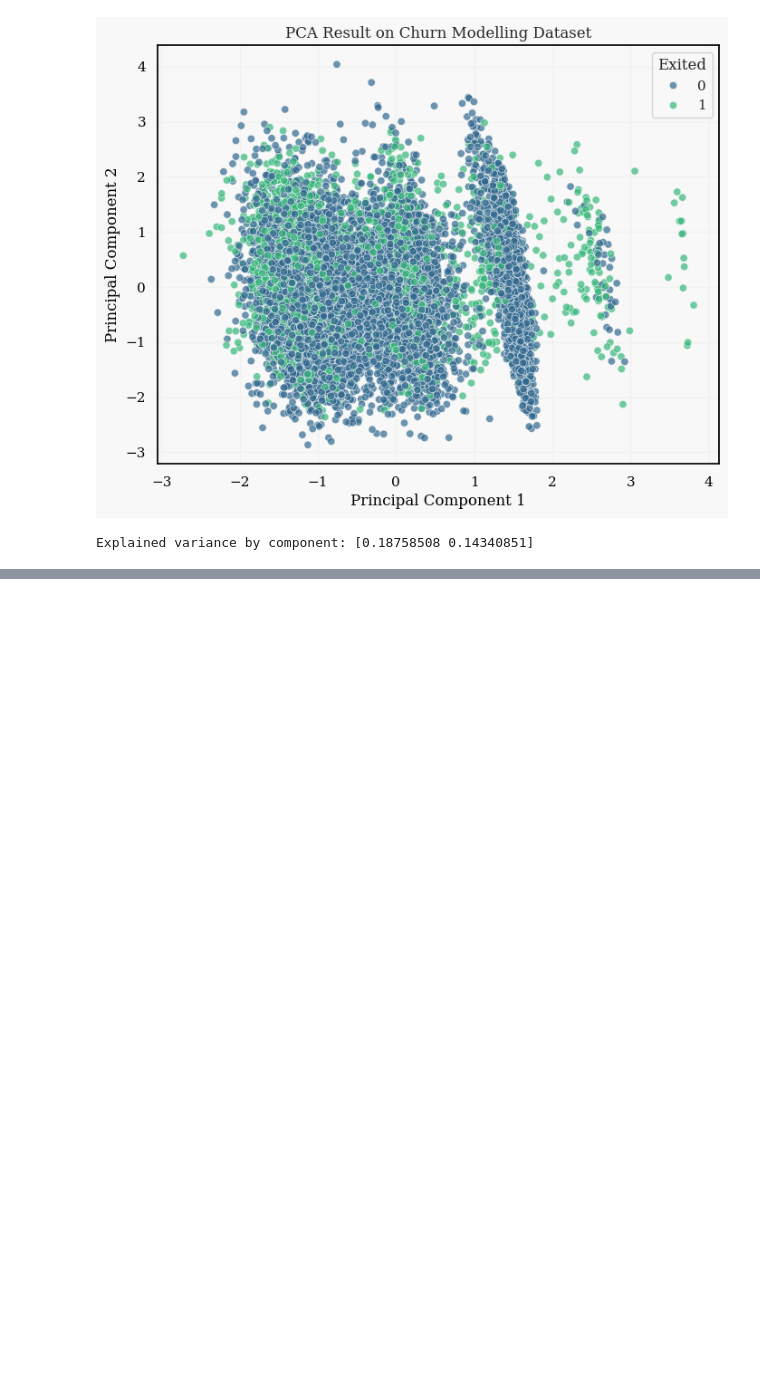
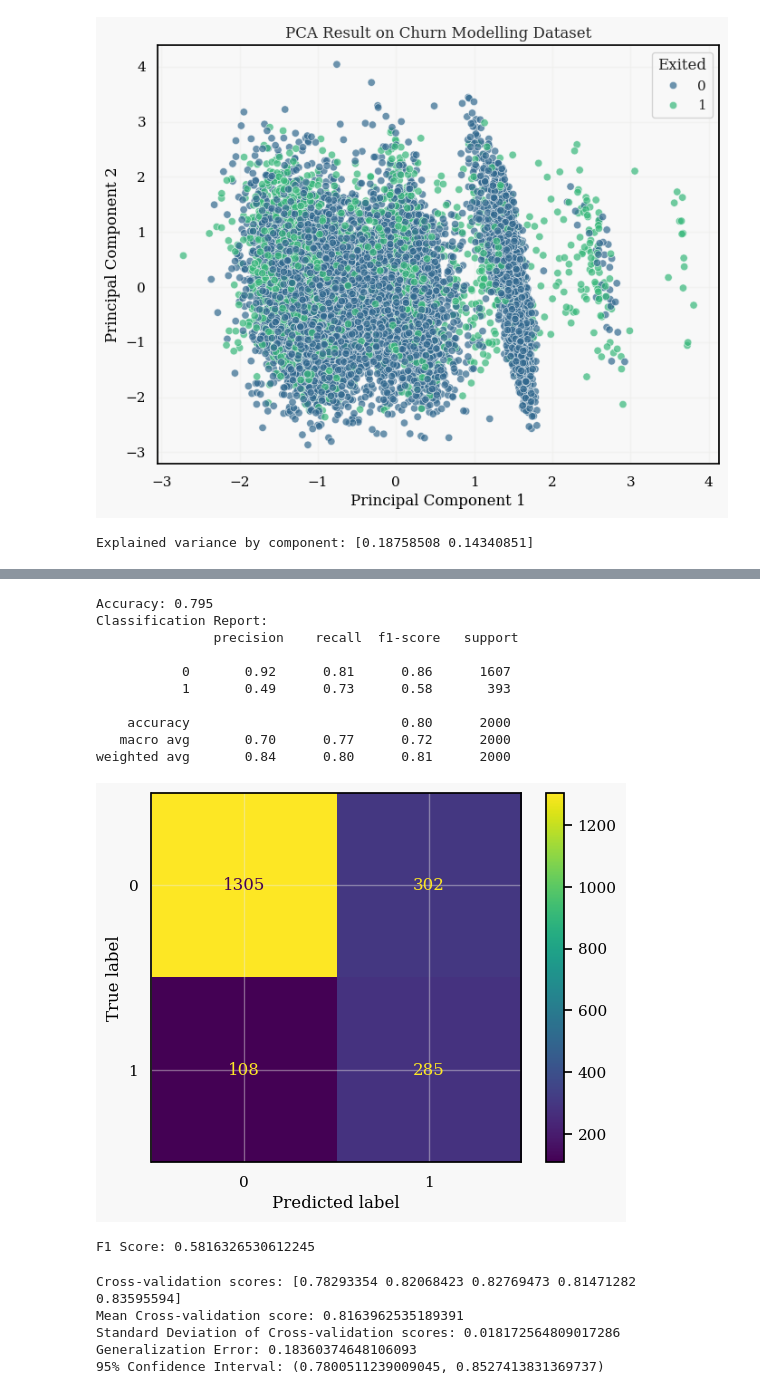
Before and after one commit to gayathriravipati/data-mining, a Jupyter notebook: notebook.ipynb, the cells around one changed output, grey strips where cells are left out. Saved outputs shown, nothing was run; the diff lists cells and outputs as text; code cells hidden in the pictures; blank space fills up the shorter version.

```diff
--- a/notebook.ipynb
+++ b/notebook.ipynb
@@ -516,0 +551,66 @@ array([[ 0.17401965,  0.90096512],
+# %%
+# Apply SVM with non-linear kernel
+svm_rbf = make_pipeline(StandardScaler(), SVC(kernel='rbf', random_state=42))
+
+# Fit the model on the balanced training data
+svm_rbf.fit(X_balanced, y_balanced)
+
+# Predict the target variable on the test data
+y_pred = svm_rbf.predict(X_test)
+
+# Calculate the accuracy of the model
+accuracy = accuracy_score(y_test, y_pred)
+print(f"Accuracy: {accuracy}")
+print("Classification Report:\n", classification_report(y_test, y_pred))
+
+# Confusion Matrix
+conf_matrix = confusion_matrix(y_test, y_pred)
+disp = ConfusionMatrixDisplay(confusion_matrix=conf_matrix, display_labels=rf_classifier.classes_)
+disp.plot()
+plt.show()
+
+# Overall F1 score
+f1 = f1_score(y_test, y_pred)
+print(f"F1 Score: {f1}")
+# %% [output]
+Accuracy: 0.795
+Classification Report:
+               precision    recall  f1-score   support
+
+           0       0.92      0.81      0.86      1607
+           1       0.49      0.73      0.58       393
+
+    accuracy                           0.80      2000
+   macro avg       0.70      0.77      0.72      2000
+weighted avg       0.84      0.80      0.81      2000
+[figure, added]
+F1 Score: 0.5816326530612245
+# %%
+# Generalization error
+from sklearn.model_selection import cross_val_score
+
+# Calculate the cross-validation score
+cv_scores = cross_val_score(svm_rbf, X_balanced, y_balanced, cv=5, scoring='accuracy')
+print(f"Cross-validation scores: {cv_scores}")
+
+# Calculate the mean cross-validation score
+cv_score_mean = cv_scores.mean()
+print(f"Mean Cross-validation score: {cv_score_mean}")
+
+# Calculate the standard deviation of the cross-validation scores
+cv_score_std = cv_scores.std()
+print(f"Standard Deviation of Cross-validation scores: {cv_score_std}")
+
+# Calculate the generalization error
+generalization_error = 1 - cv_score_mean
+print(f"Generalization Error: {generalization_error}")
+
+# Calculate the 95% confidence interval
+confidence_interval = (cv_score_mean - 2 * cv_score_std, cv_score_mean + 2 * cv_score_std)
+print(f"95% Confidence Interval: {confidence_interval}")
+# %% [output]
+Cross-validation scores: [0.78293354 0.82068423 0.82769473 0.81471282 0.83595594]
+Mean Cross-validation score: 0.8163962535189391
+Standard Deviation of Cross-validation scores: 0.018172564809017286
+Generalization Error: 0.18360374648106093
+95% Confidence Interval: (0.7800511239009045, 0.8527413831369737)
```
Also changed, not shown: parts of 14 cells of this notebook.
